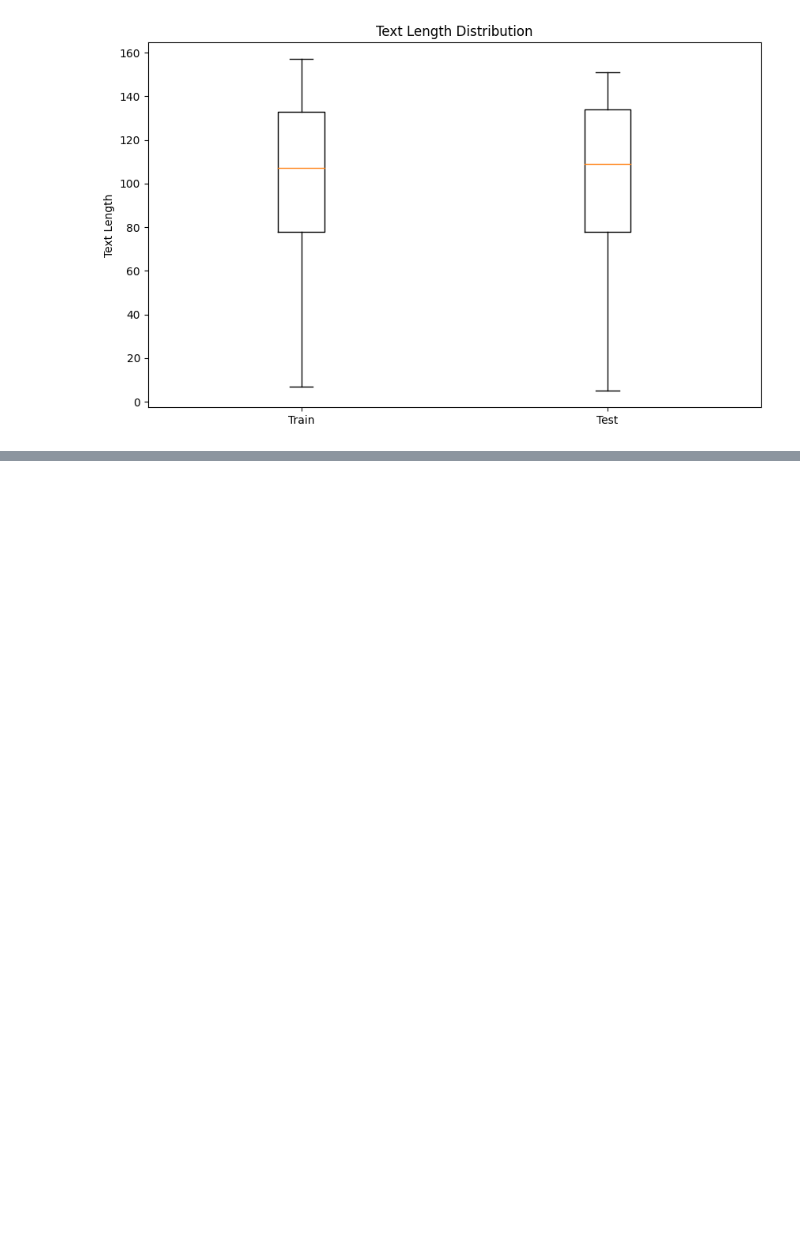
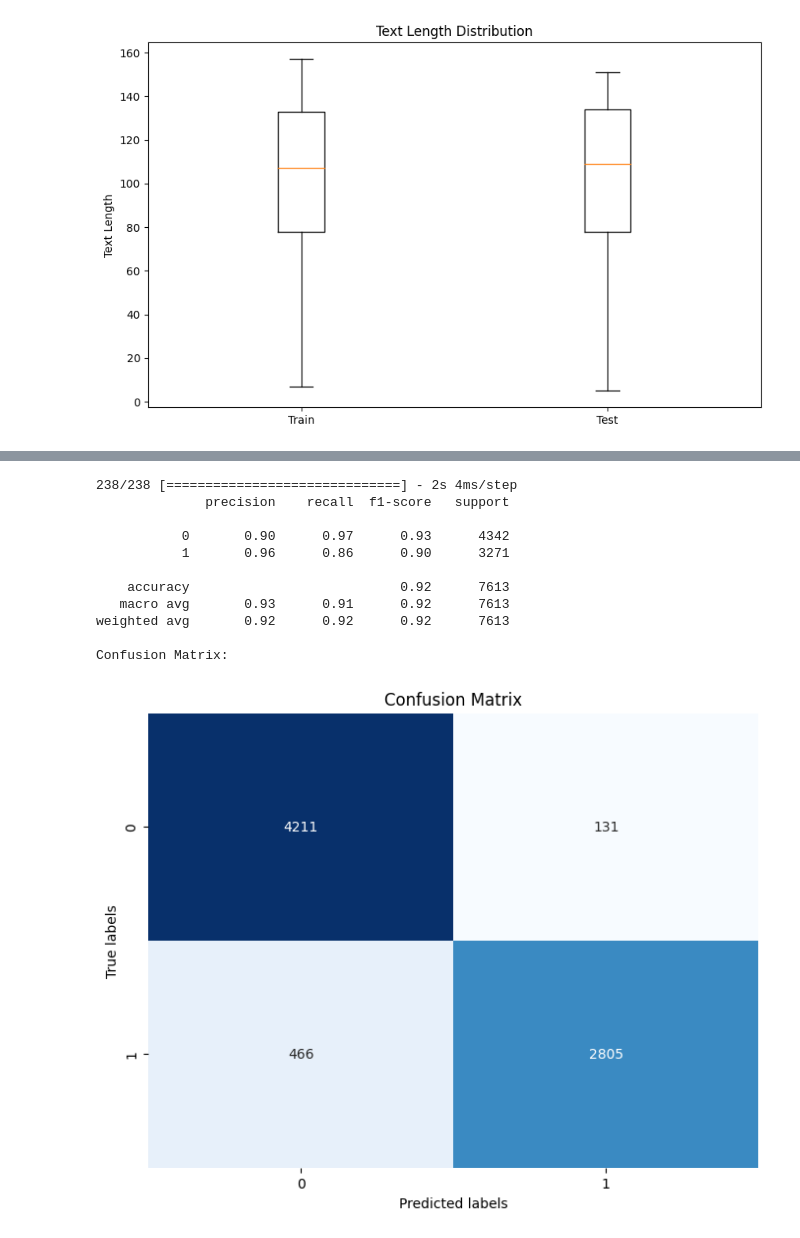
Before and after one commit to iffigueroa/kaggle-competitions, a Jupyter notebook: disaster-tweets-nlp.ipynb, the cells around one changed output, grey strips where cells are left out. Cells and saved outputs as stored; diff of their text form; code cells hidden in the pictures; blank space fills up the shorter version.

```diff
--- a/disaster-tweets-nlp.ipynb
+++ b/disaster-tweets-nlp.ipynb
@@ -126,0 +543,15 @@ Build and train your sequential neural network model (You may use any RNN family
+# %%
+predict(models[best_param_result.index[0]], train)
+# %% [output]
+238/238 [==============================] - 2s 4ms/step
+              precision    recall  f1-score   support
+
+           0       0.90      0.97      0.93      4342
+           1       0.96      0.86      0.90      3271
+
+    accuracy                           0.92      7613
+   macro avg       0.93      0.91      0.92      7613
+weighted avg       0.92      0.92      0.92      7613
+
+Confusion Matrix:
+[figure, added]
```
Also changed, not shown: parts of 47 cells of this notebook.
